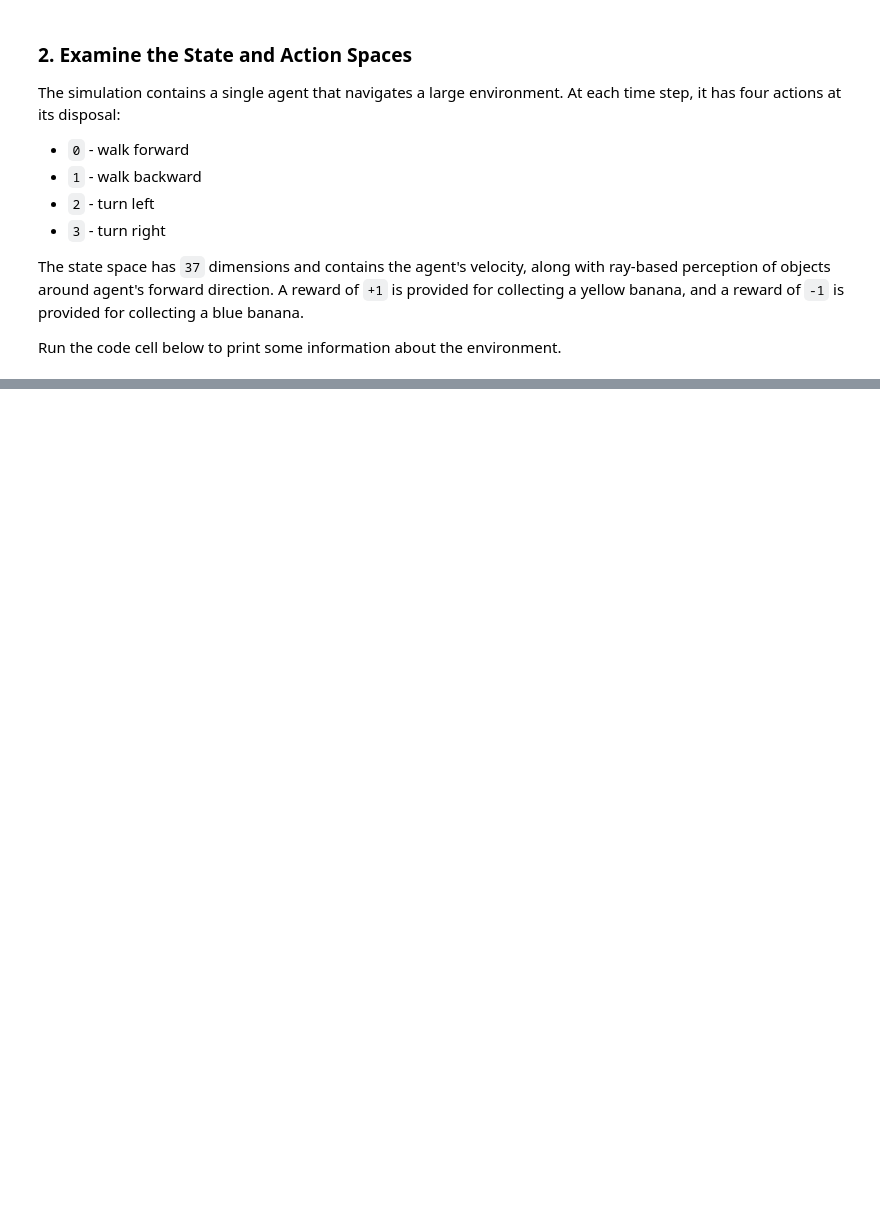
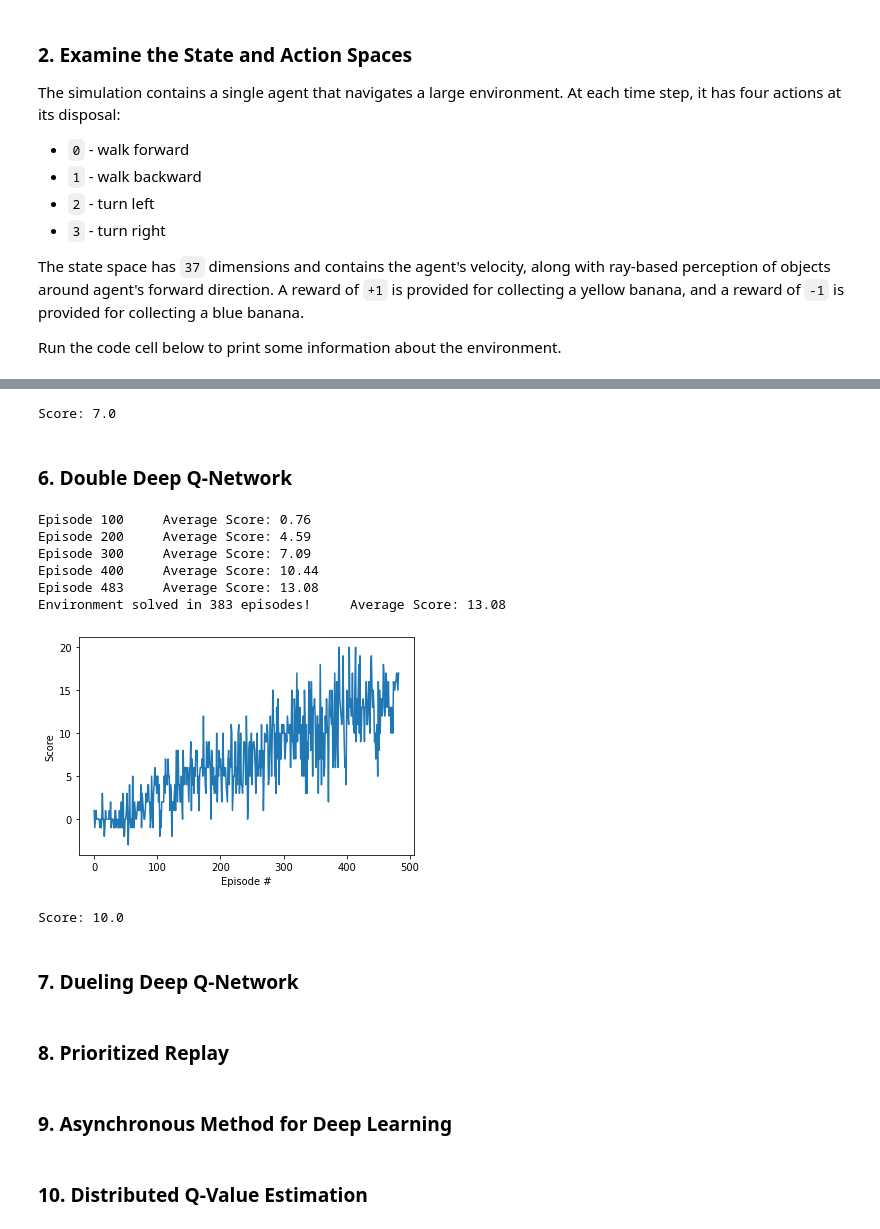
Before and after one commit to dimaga/drlnd-p1-navigation, a Jupyter notebook: Navigation.ipynb, the cells around one changed output, grey strips where cells are left out. Saved outputs shown, nothing was run; the diff lists cells and outputs as text; code cells hidden in the pictures; blank space fills up the shorter version.

```diff
--- a/Navigation.ipynb
+++ b/Navigation.ipynb
@@ -420,0 +416,76 @@ Score: 16.0
+# %%
+vanilla_agent = VanillaAgent(
+    state_size=state_size,
+    action_size=action_size,
+    seed=0)
+
+test(agent=vanilla_agent, file_name="vanilla.pth")
+# %% [output]
+Score: 7.0
+# %% [markdown]
+### 6. Double Deep Q-Network
+# %%
+class DoubleQAgent(VanillaAgent):
+    def __init__(self, state_size, action_size, seed):
+        super(DoubleQAgent, self).__init__(state_size, action_size, seed)
+
+
+    def learn(self, experiences, gamma):
+        """Update value parameters using given batch of experience tuples.
+
+        Params
+        ======
+            experiences (Tuple[torch.Tensor]): tuple of (s, a, r, s', done) tuples
+            gamma (float): discount factor
+        """
+
+        states, actions, rewards, next_states, dones = experiences
+
+        targets = rewards + (1.0 - dones) * gamma \
+            * self.qnetwork_target.forward(next_states).gather(
+                1,
+                self.qnetwork_local(next_states).max(1)[1].unsqueeze(1))
+
+        targets = targets.detach()
+
+        outputs = self.qnetwork_local.forward(states).gather(1, actions)
+
+        loss = F.mse_loss(outputs, targets)
+
+        self.optimizer_local.zero_grad()
+        loss.backward()
+        self.optimizer_local.step()
+
+        self.soft_update(self.qnetwork_local, self.qnetwork_target, TAU)
+# %%
+double_q_agent = DoubleQAgent(
+    state_size=state_size,
+    action_size=action_size,
+    seed=0)
+
+train(agent=double_q_agent, file_name="double_q.pth")
+# %% [output]
+Episode 100     Average Score: 0.76
+Episode 200     Average Score: 4.59
+Episode 300     Average Score: 7.09
+Episode 400     Average Score: 10.44
+Episode 483     Average Score: 13.08
+Environment solved in 383 episodes!     Average Score: 13.08
+[figure, added]
+# %%
+double_q_agent = DoubleQAgent(
+    state_size=state_size,
+    action_size=action_size,
+    seed=0)
+
+test(agent=double_q_agent, file_name="double_q.pth")
+# %% [output]
+Score: 10.0
+# %% [markdown]
+### 7. Dueling Deep Q-Network
+# %% [markdown]
+### 8. Prioritized Replay
+# %% [markdown]
+### 9. Asynchronous Method for Deep Learning
+# %% [markdown]
+### 10. Distributed Q-Value Estimation
```
Also changed, not shown: parts of 28 cells of this notebook, 3 other files.
